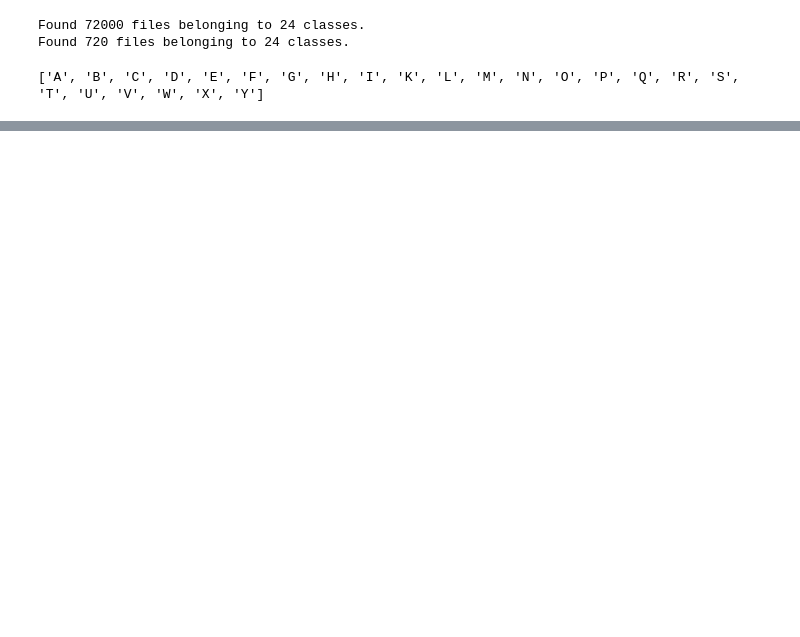
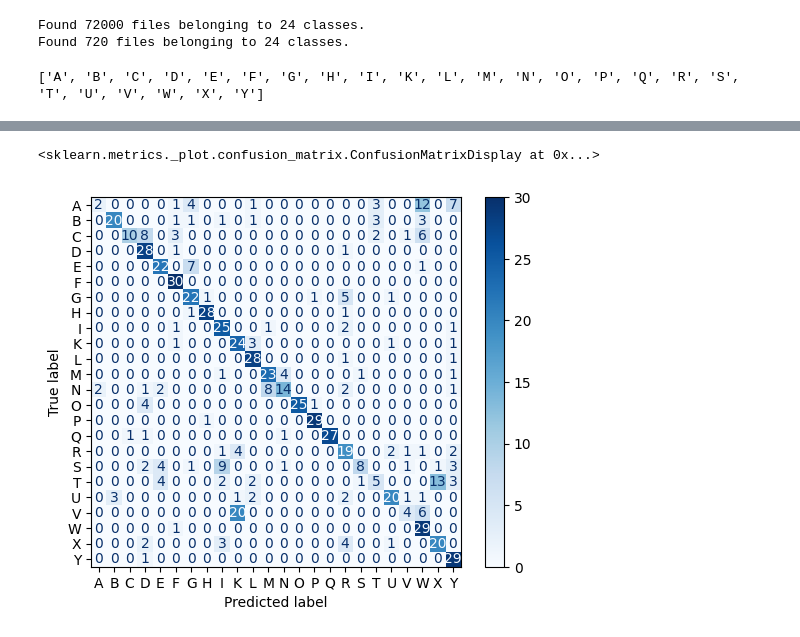
Before and after one commit to ecabestadistica/SignLanguageRecognition, a Jupyter notebook: Notebooks/Letters.ipynb, the cells around one changed output, grey strips where cells are left out. Cells and saved outputs as stored; diff of their text form; code cells hidden in the pictures; blank space fills up the shorter version.

Commit message:
Improved letters model up to 68pc

```diff
--- a/Notebooks/Letters.ipynb
+++ b/Notebooks/Letters.ipynb
@@ -45,0 +1,4 @@ Se han truncado las últimas 5000 líneas del flujo de salida.
+# %%
+DATASET_BASE_PATH = '../Datasets'
+DATASET_PATH = DATASET_BASE_PATH + '/Letters'
+TRAINED_MODELS_PATH = '../TrainedModels'
@@ -63 +49,6 @@ import matplotlib.pyplot as plt
+# %%
+##Config
+bs = 64 #bach size
+image_side = 192
+epochs = 15
 # %%
@@ -241,0 +324,3 @@ plt.show()
+# %%
+## load model from zero
+model = tf.keras.models.load_model("model")
@@ -241,0 +332,28 @@ plt.show()
+# %%
+from sklearn.metrics import ConfusionMatrixDisplay
+import numpy as np
+
+
+## generamos predicciones
+
+y_pred = []  # store predicted labels
+y_true = []  # store true labels
+
+# iterate over the dataset
+for image_batch, label_batch in validation_ds:   # use dataset.unbatch() with repeat
+   # append true labels
+   y_true.append(label_batch)
+   # compute predictions
+   preds = model.predict(image_batch)
+   # append predicted labels
+   y_pred.append(np.argmax(preds, axis = - 1))
+
+# convert the true and predicted labels into tensors
+correct_labels = tf.concat([item for item in y_true], axis = 0)
+predicted_labels = tf.concat([item for item in y_pred], axis = 0)
+
+# convertimos el array en el que necesita sklearn
+final_correct_labels = []
+for lb in correct_labels:
+  itlist=list(lb.numpy())
+  final_correct_labels.append(itlist.index(1.0))
@@ -241,0 +373,5 @@ plt.show()
+# %%
+ConfusionMatrixDisplay.from_predictions(final_correct_labels, predicted_labels, display_labels=class_names, cmap=plt.cm.Blues)
+# %% [output]
+<sklearn.metrics._plot.confusion_matrix.ConfusionMatrixDisplay at 0x...>
+[figure, added]
```
Also changed, not shown: parts of 20 cells of this notebook, 2 other files.
